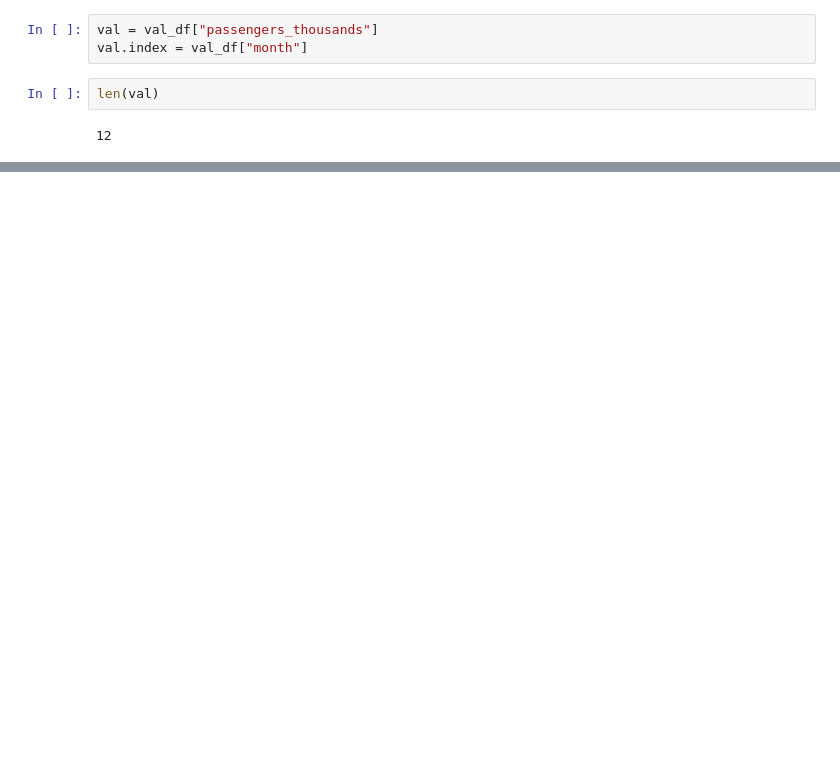
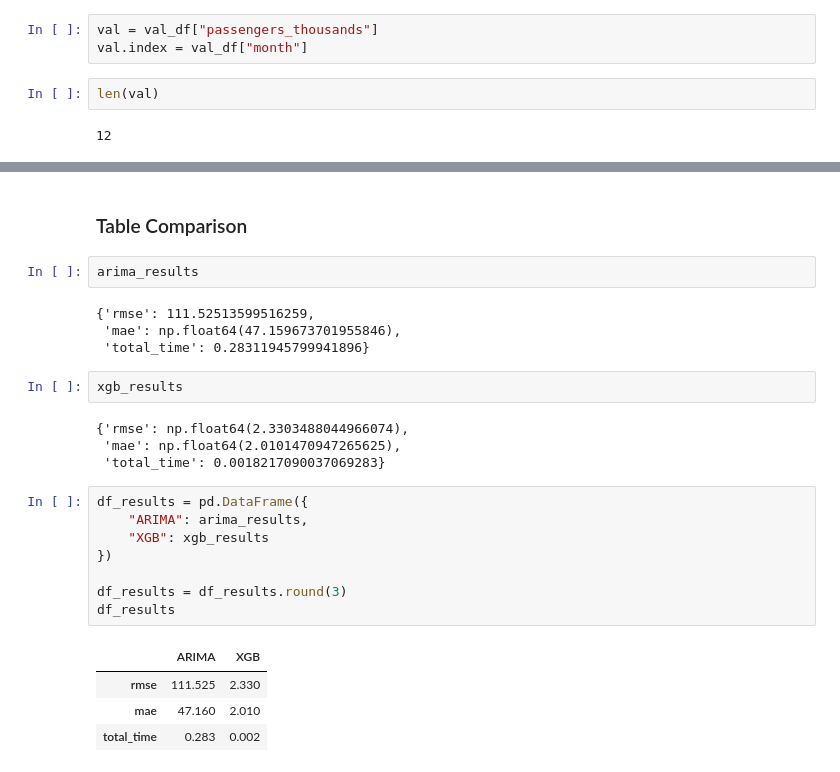
Before and after one commit to akatelync/machine-learning2, a Jupyter notebook: machine-learning2/notebooks/arima.ipynb, the cells around one changed output, grey strips where cells are left out. Saved outputs shown, nothing was run; the diff lists cells and outputs as text; blank space fills up the shorter version.

```diff
--- a/machine-learning2/notebooks/arima.ipynb
+++ b/machine-learning2/notebooks/arima.ipynb
@@ -481,0 +639,27 @@ RMSE: 126.388
+# %% [markdown]
+### Table Comparison
+# %%
+arima_results
+# %% [output]
+{'rmse': 111.52513599516259,
+ 'mae': np.float64(47.159673701955846),
+ 'total_time': 0.28311945799941896}
+# %%
+xgb_results
+# %% [output]
+{'rmse': np.float64(2.3303488044966074),
+ 'mae': np.float64(2.0101470947265625),
+ 'total_time': 0.0018217090037069283}
+# %%
+df_results = pd.DataFrame({
+    "ARIMA": arima_results,
+    "XGB": xgb_results
+})
+
+df_results = df_results.round(3)
+df_results
+# %% [output]
+|  | ARIMA | XGB |
+| rmse | 111.525 | 2.330 |
+| mae | 47.160 | 2.010 |
+| total_time | 0.283 | 0.002 |
```
Also changed, not shown: parts of 25 cells of this notebook, 1 other file.
